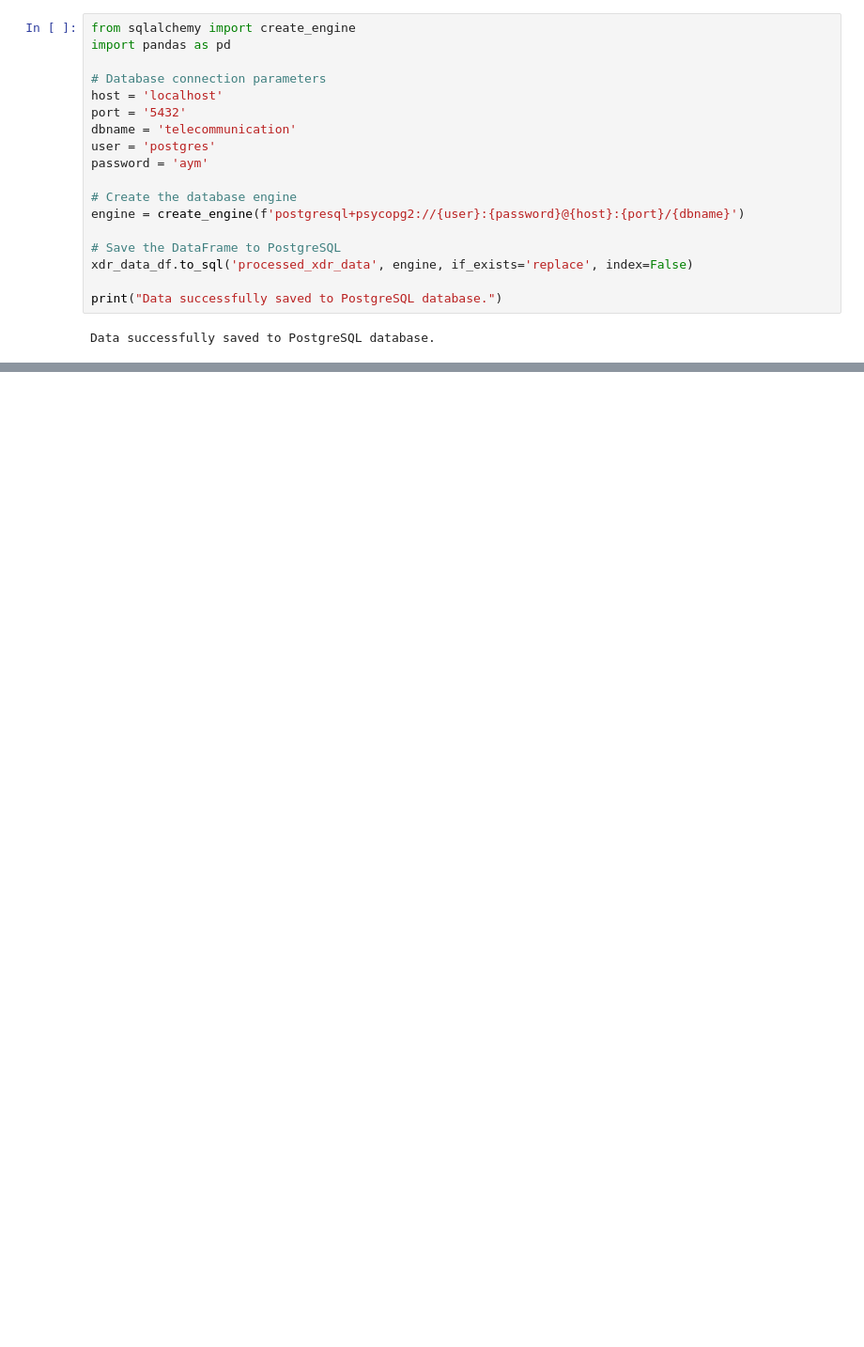
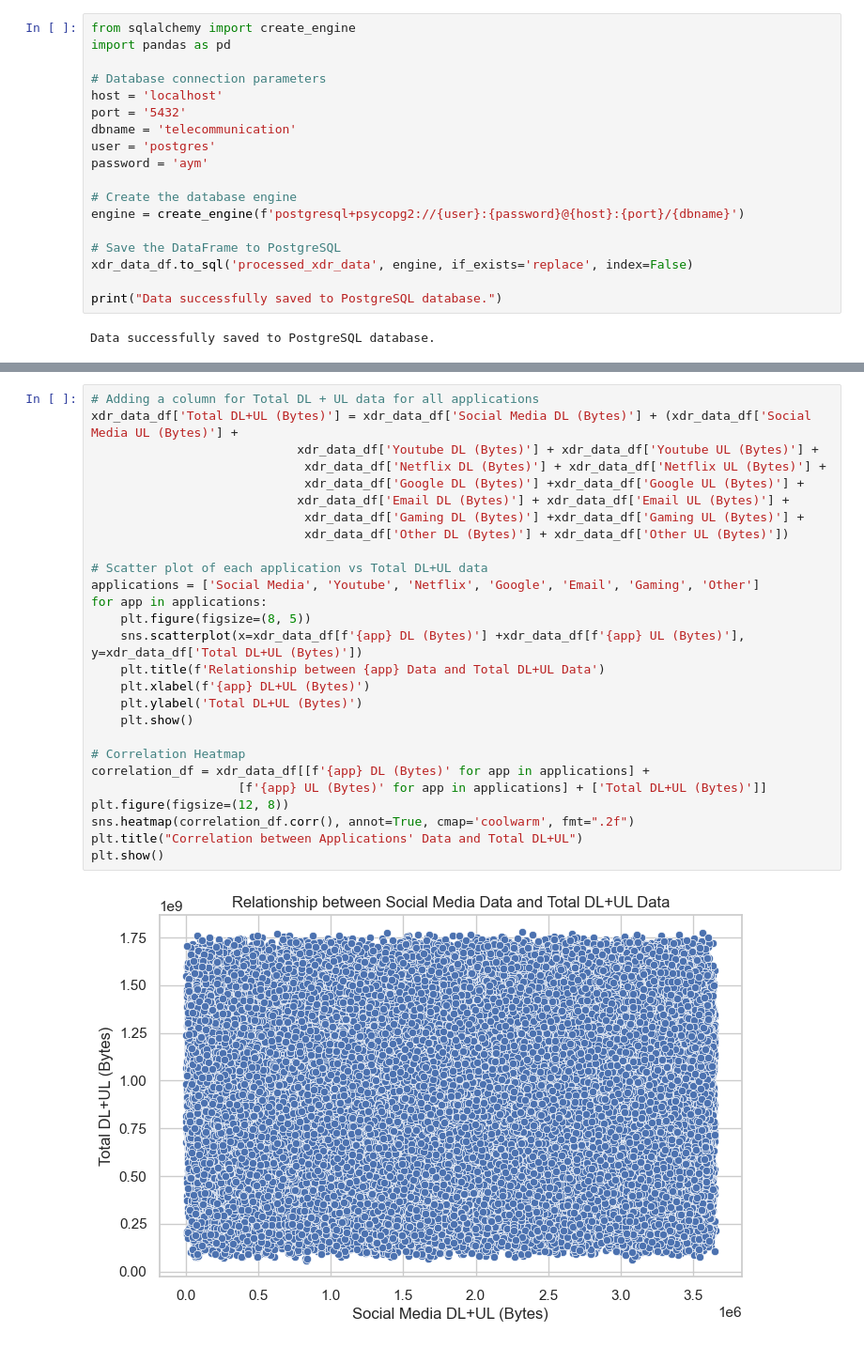
Before and after one commit to sumeyaaaa/TELECOM_COMPANY_ANALYSIS, a Jupyter notebook: notebooks/EDA_analysis.ipynb, the cells around one changed output, grey strips where cells are left out. Shown at 94% size. Drawn from its saved outputs; the diff is of its cells as text; blank space fills up the shorter version.

```diff
--- a/notebooks/EDA_analysis.ipynb
+++ b/notebooks/EDA_analysis.ipynb
@@ -863,0 +715,29 @@ Data successfully saved to PostgreSQL database.
+# %%
+# Adding a column for Total DL + UL data for all applications
+xdr_data_df['Total DL+UL (Bytes)'] = xdr_data_df['Social Media DL (Bytes)'] + (xdr_data_df['Social Media UL (Bytes)'] +
+                            xdr_data_df['Youtube DL (Bytes)'] + xdr_data_df['Youtube UL (Bytes)'] +
+                             xdr_data_df['Netflix DL (Bytes)'] + xdr_data_df['Netflix UL (Bytes)'] +
+                             xdr_data_df['Google DL (Bytes)'] +xdr_data_df['Google UL (Bytes)'] +
+                            xdr_data_df['Email DL (Bytes)'] + xdr_data_df['Email UL (Bytes)'] +
+                             xdr_data_df['Gaming DL (Bytes)'] +xdr_data_df['Gaming UL (Bytes)'] +
+                             xdr_data_df['Other DL (Bytes)'] + xdr_data_df['Other UL (Bytes)'])
+
+# Scatter plot of each application vs Total DL+UL data
+applications = ['Social Media', 'Youtube', 'Netflix', 'Google', 'Email', 'Gaming', 'Other']
+for app in applications:
+    plt.figure(figsize=(8, 5))
+    sns.scatterplot(x=xdr_data_df[f'{app} DL (Bytes)'] +xdr_data_df[f'{app} UL (Bytes)'], y=xdr_data_df['Total DL+UL (Bytes)'])
+    plt.title(f'Relationship between {app} Data and Total DL+UL Data')
+    plt.xlabel(f'{app} DL+UL (Bytes)')
+    plt.ylabel('Total DL+UL (Bytes)')
+    plt.show()
+
+# Correlation Heatmap
+correlation_df = xdr_data_df[[f'{app} DL (Bytes)' for app in applications] +
+                    [f'{app} UL (Bytes)' for app in applications] + ['Total DL+UL (Bytes)']]
+plt.figure(figsize=(12, 8))
+sns.heatmap(correlation_df.corr(), annot=True, cmap='coolwarm', fmt=".2f")
+plt.title("Correlation between Applications' Data and Total DL+UL")
+plt.show()
+# %% [output]
+[figure, added]
```
Also changed, not shown: parts of 33 cells of this notebook, 1 other file.
